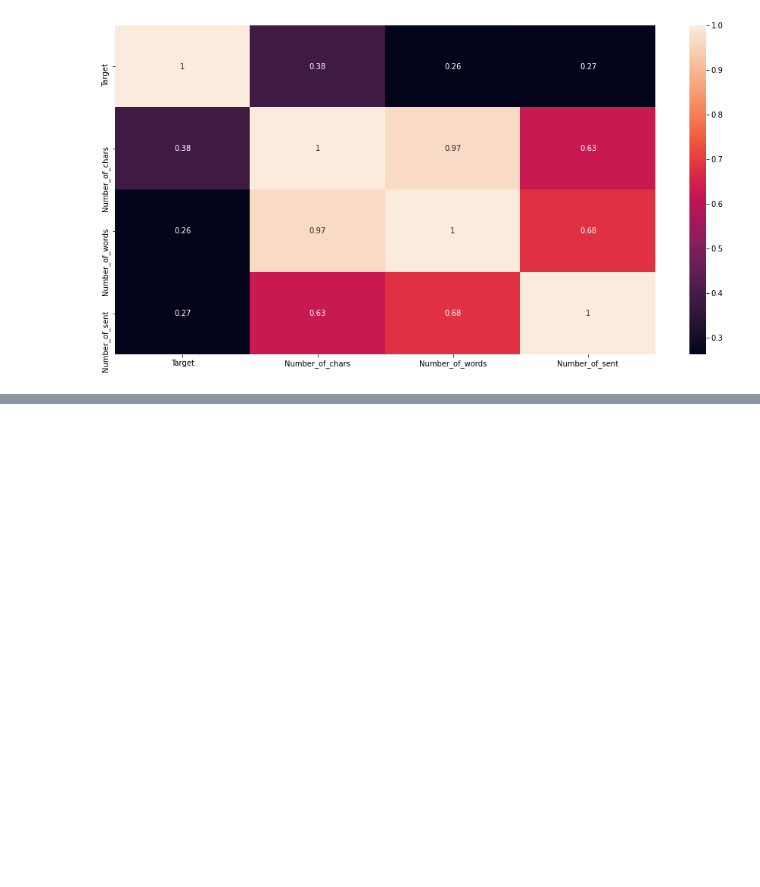
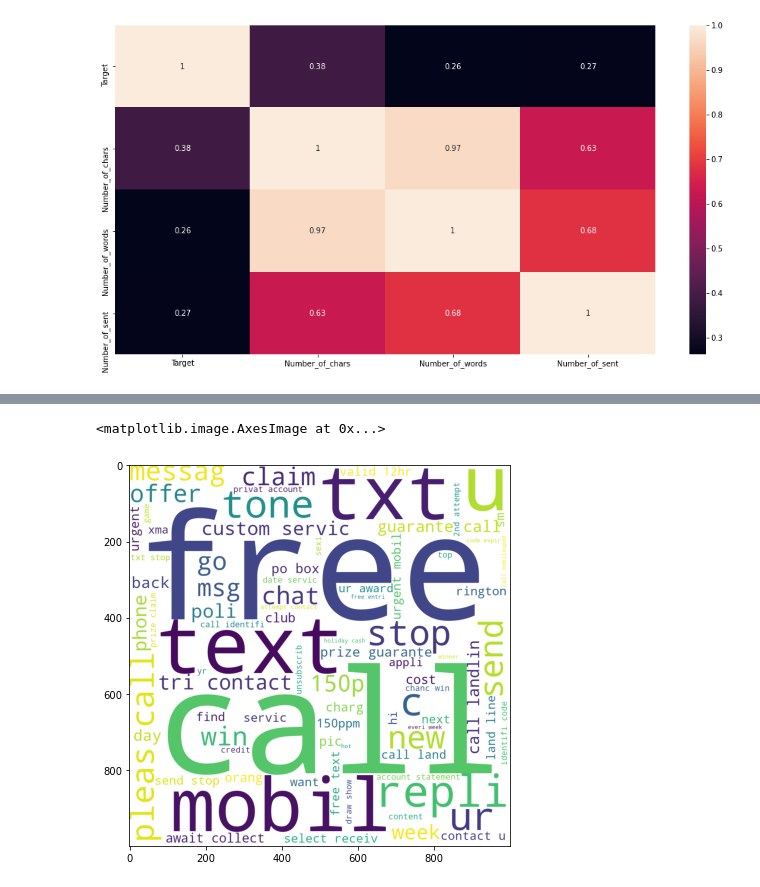
Before and after one commit to Soham2402/Spam_SMS-Email_Classifier, a Jupyter notebook: Email sms classifier.ipynb, the cells around one changed output, grey strips where cells are left out. Drawn from its saved outputs; the diff is of its cells as text; code cells hidden in the pictures; blank space fills up the shorter version.

Commit message:
Created word cloud

```diff
--- a/Email sms classifier.ipynb
+++ b/Email sms classifier.ipynb
@@ -273,0 +317,3 @@ sns.heatmap(cor,annot = True)
+# %%
+ps = PorterStemmer()
+ps.stem('Playing')
@@ -273,0 +322,27 @@ sns.heatmap(cor,annot = True)
+# %%
+from nltk.corpus import stopwords
+import string
+def transform_text(text):
+    text = text.lower() #Converting it into lower case
+    text = nltk.word_tokenize(text) #Tokenizing and seperating all the words
+    cleaned_data = []
+    for i in text:
+        if i.isalnum():  #Only keeping the alpha numeric words in the email/sms
+            cleaned_data.append(i)
+
+    text = cleaned_data
+    cleaned_data = []
+
+    for i in text:
+        if i not in stopwords.words('english') and i not in string.punctuation: #Removing unnceassry words and punctuations
+            cleaned_data.append(i)
+
+
+    text = cleaned_data
+    cleaned_data = []
+
+    #Stemming
+    for i in text:
+        cleaned_data.append(ps.stem(i))
+
+    return " ".join(cleaned_data)
@@ -273,0 +353,2 @@ sns.heatmap(cor,annot = True)
+# %%
+df["transformed_text"] = df["Text"].apply(transform_text)
@@ -273,0 +387,9 @@ sns.heatmap(cor,annot = True)
+# %%
+wc = WordCloud(width = 1000, height = 1000,min_font_size = 15,background_color = "white")
+spam_wc = wc.generate(df[df['Target'] == 1]['transformed_text'].str.cat(sep = " "))
+# %%
+plt.figure(figsize = (15,7))
+plt.imshow(spam_wc)
+# %% [output]
+<matplotlib.image.AxesImage at 0x...>
+[figure, added]
```
Also changed, not shown: parts of 23 cells of this notebook.
